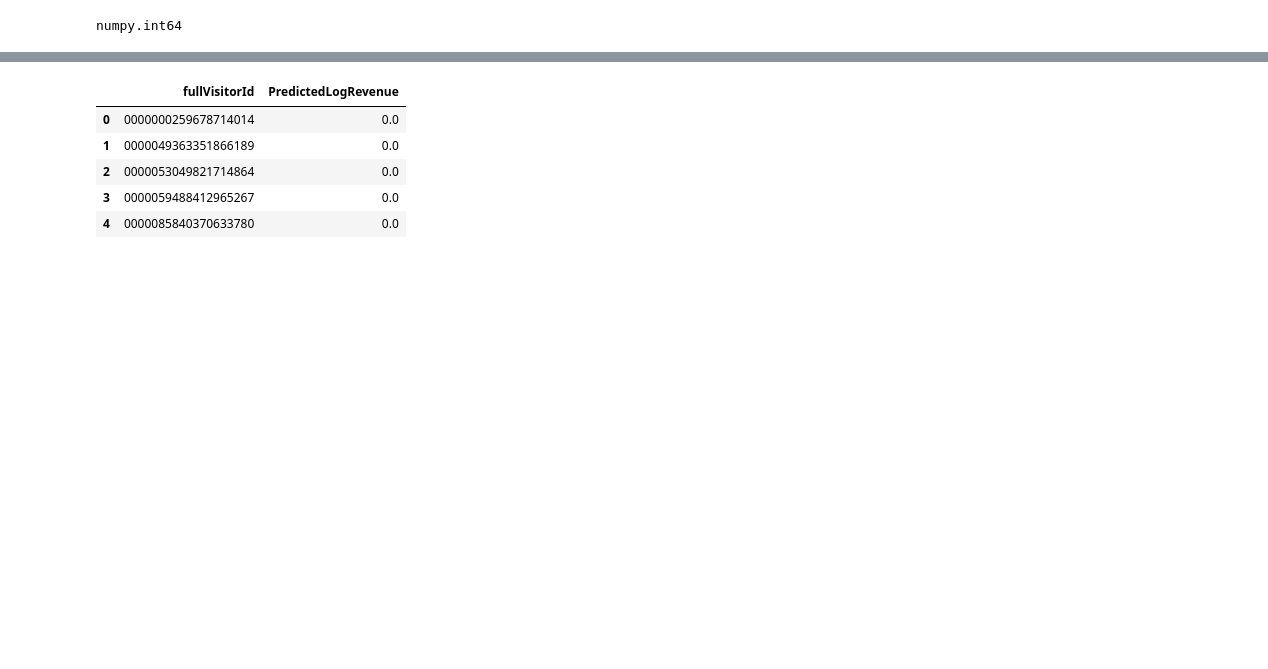
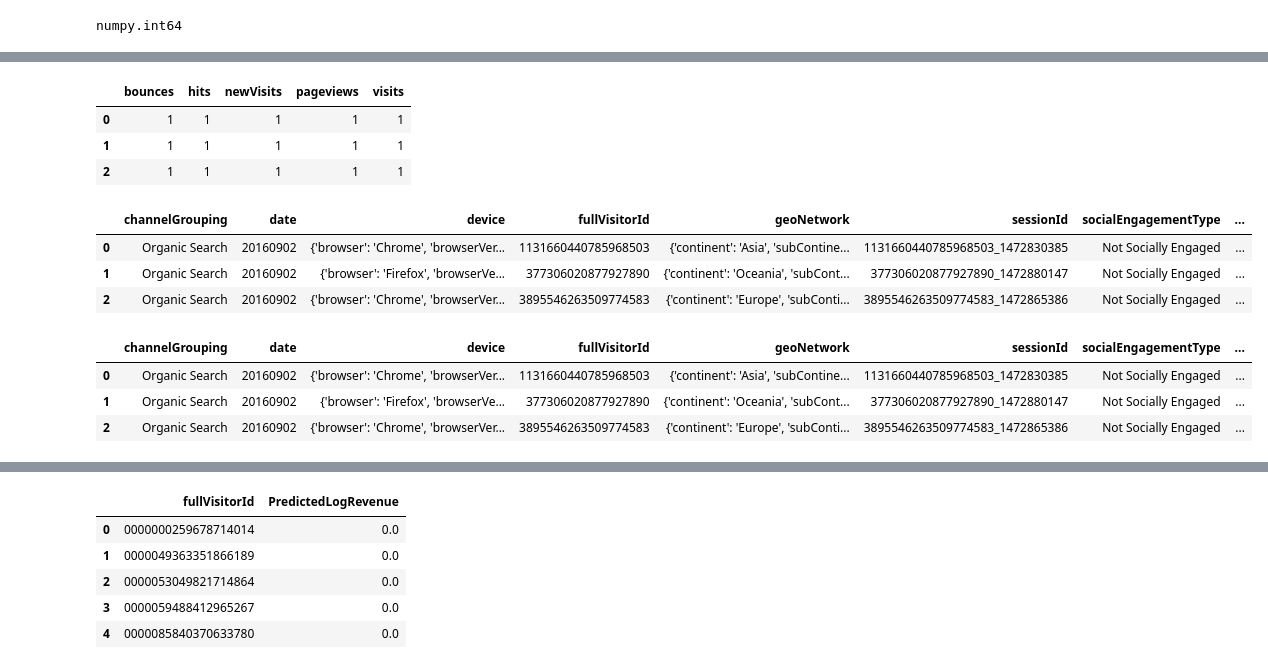
Before and after one commit to yalcinmurat1986/Google-Analytics, a Jupyter notebook: google_analytics.ipynb, the cells around one changed output, grey strips where cells are left out. Drawn from its saved outputs; the diff is of its cells as text; code cells hidden in the pictures; blank space fills up the shorter version.

```diff
--- a/google_analytics.ipynb
+++ b/google_analytics.ipynb
@@ -125,0 +204,25 @@ train.head()
+# %%
+tdf = json_normalize(list(df["totals"]))
+tdf.head()
+# %% [output]
+|  | bounces | hits | newVisits | pageviews | visits |
+| 0 | 1 | 1 | 1 | 1 | 1 |
+| 1 | 1 | 1 | 1 | 1 | 1 |
+| 2 | 1 | 1 | 1 | 1 | 1 |
+# %%
+df = df.drop("totals", axis=1)
+df.head()
+# %% [output]
+|  | channelGrouping | date | device | fullVisitorId | geoNetwork | sessionId | socialEngagementType | ... |
+| 0 | Organic Search | 20160902 | {'browser': 'Chrome', 'browserVer... | 1131660440785968503 | {'continent': 'Asia', 'subContine... | 1131660440785968503_1472830385 | Not Socially Engaged | ... |
+| 1 | Organic Search | 20160902 | {'browser': 'Firefox', 'browserVe... | 377306020877927890 | {'continent': 'Oceania', 'subCont... | 377306020877927890_1472880147 | Not Socially Engaged | ... |
+| 2 | Organic Search | 20160902 | {'browser': 'Chrome', 'browserVer... | 3895546263509774583 | {'continent': 'Europe', 'subConti... | 3895546263509774583_1472865386 | Not Socially Engaged | ... |
+# %%
+tdf.columns = ["totals_" + col for col in tdf.columns]
+df = df.merge(tdf, left_index=True, right_index=True)
+df.head()
+# %% [output]
+|  | channelGrouping | date | device | fullVisitorId | geoNetwork | sessionId | socialEngagementType | ... |
+| 0 | Organic Search | 20160902 | {'browser': 'Chrome', 'browserVer... | 1131660440785968503 | {'continent': 'Asia', 'subContine... | 1131660440785968503_1472830385 | Not Socially Engaged | ... |
+| 1 | Organic Search | 20160902 | {'browser': 'Firefox', 'browserVe... | 377306020877927890 | {'continent': 'Oceania', 'subCont... | 377306020877927890_1472880147 | Not Socially Engaged | ... |
+| 2 | Organic Search | 20160902 | {'browser': 'Chrome', 'browserVer... | 3895546263509774583 | {'continent': 'Europe', 'subConti... | 3895546263509774583_1472865386 | Not Socially Engaged | ... |
```
Also changed, not shown: parts of 38 cells of this notebook.
